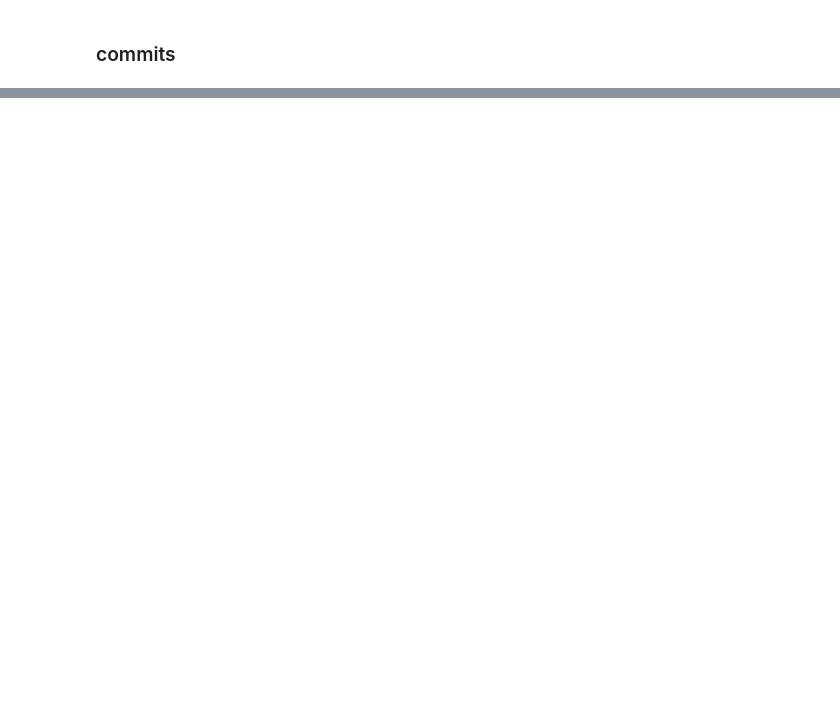
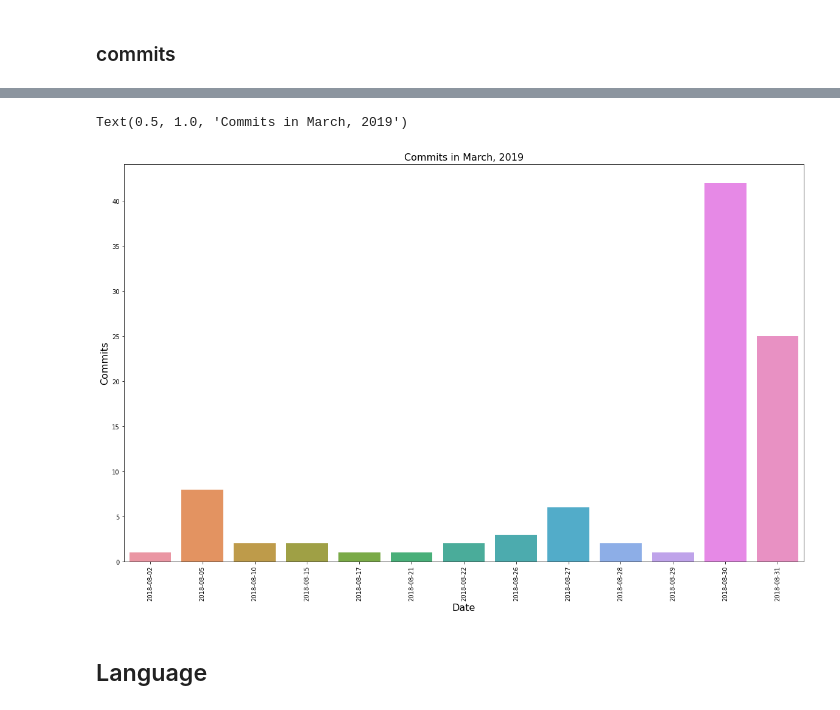
Before and after one commit to gsdenys/git-stat, a Jupyter notebook: git-data.ipynb, the cells around one changed output, grey strips where cells are left out. Saved outputs shown, nothing was run; the diff lists cells and outputs as text; code cells hidden in the pictures; blank space fills up the shorter version.

```diff
--- a/git-data.ipynb
+++ b/git-data.ipynb
@@ -115,0 +290,21 @@ commits_df = pd.DataFrame(commits_information, columns = ['Repo Id', 'Commit Id'
+# %%
+commits['Date only'] = pd.to_datetime(commits['Date'].apply(lambda date: date.split('T')[0]))
+commit_stats = commits[(commits['Year'] == '2018')
+                       & (commits['Month'] == '08')]['Date only'].value_counts().sort_index()
+# %%
+labels = []
+for value in commit_stats.index:
+    labels.append(value.date())
+
+plt.figure(figsize = (20, 12))
+plot = sns.barplot(commit_stats.index, commit_stats.values)
+plt.xlabel("Date", fontsize = 16)
+plt.xticks(rotation = 90)
+plot.set_xticklabels(labels)
+plt.ylabel("Commits", fontsize = 16)
+plt.title("Commits in March, 2019", fontsize = 16)
+# %% [output]
+Text(0.5, 1.0, 'Commits in March, 2019')
+[figure, added]
+# %% [markdown]
+## Language
```
Also changed, not shown: parts of 22 cells of this notebook, 4 other files.
